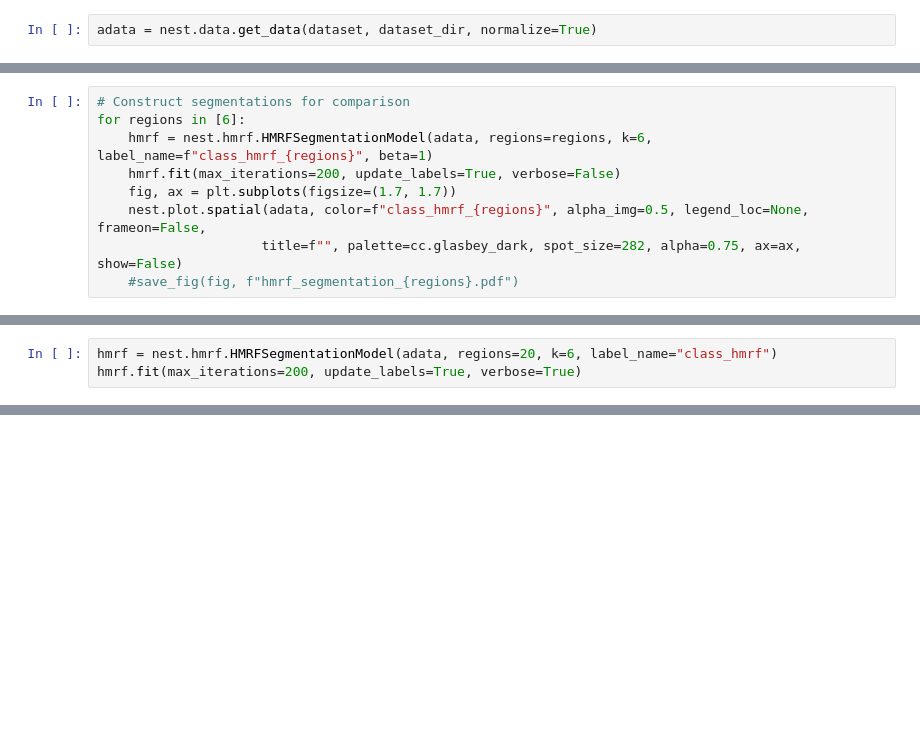
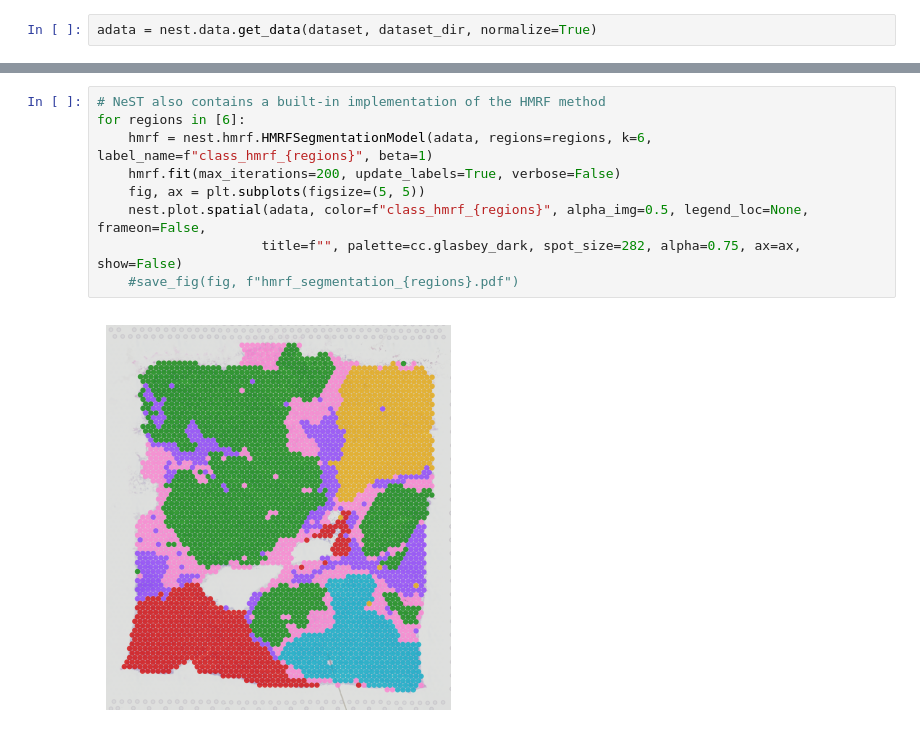
Before and after one commit to bwalker1/NeST, a Jupyter notebook: examples/Breast Cancer Dataset Analysis.ipynb, the cells around one changed output, grey strips where cells are left out. Drawn from its saved outputs; the diff is of its cells as text; blank space fills up the shorter version.

```diff
--- a/examples/Breast Cancer Dataset Analysis.ipynb
+++ b/examples/Breast Cancer Dataset Analysis.ipynb
@@ -127,9 +72,0 @@ plt.savefig(os.path.join(image_save_dir, f'nested_structure.pdf'), dpi=300, bbox
-# %%
-# Construct segmentations for comparison
-for regions in [6]:
-    hmrf = nest.hmrf.HMRFSegmentationModel(adata, regions=regions, k=6, label_name=f"class_hmrf_{regions}", beta=1)
-    hmrf.fit(max_iterations=200, update_labels=True, verbose=False)
-    fig, ax = plt.subplots(figsize=(1.7, 1.7))
-    nest.plot.spatial(adata, color=f"class_hmrf_{regions}", alpha_img=0.5, legend_loc=None, frameon=False,
-                     title=f"", palette=cc.glasbey_dark, spot_size=282, alpha=0.75, ax=ax, show=False)
-    #save_fig(fig, f"hmrf_segmentation_{regions}.pdf")
@@ -205,3 +72,0 @@ nest.plot.spatial(adata2, color="SNAP25", vmax=20, spot_size=250)
-# %%
-hmrf = nest.hmrf.HMRFSegmentationModel(adata, regions=20, k=6, label_name="class_hmrf")
-hmrf.fit(max_iterations=200, update_labels=True, verbose=True)
@@ -231,0 +181,11 @@ nest.plot.spatial(adata, color=res[4][:16], spot_size=250)
+# %%
+# NeST also contains a built-in implementation of the HMRF method
+for regions in [6]:
+    hmrf = nest.hmrf.HMRFSegmentationModel(adata, regions=regions, k=6, label_name=f"class_hmrf_{regions}", beta=1)
+    hmrf.fit(max_iterations=200, update_labels=True, verbose=False)
+    fig, ax = plt.subplots(figsize=(5, 5))
+    nest.plot.spatial(adata, color=f"class_hmrf_{regions}", alpha_img=0.5, legend_loc=None, frameon=False,
+                     title=f"", palette=cc.glasbey_dark, spot_size=282, alpha=0.75, ax=ax, show=False)
+    #save_fig(fig, f"hmrf_segmentation_{regions}.pdf")
+# %% [output]
+[figure, added]
```
Also changed, not shown: parts of 58 cells of this notebook, 42 other files.
